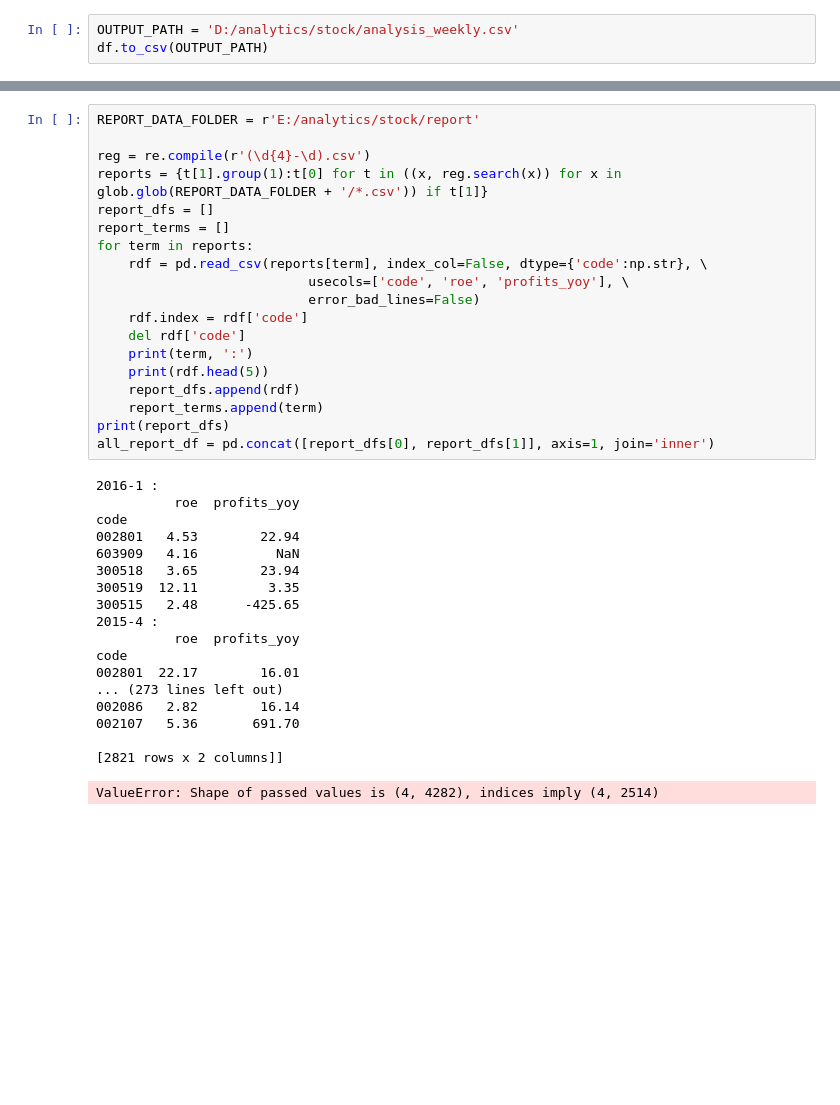
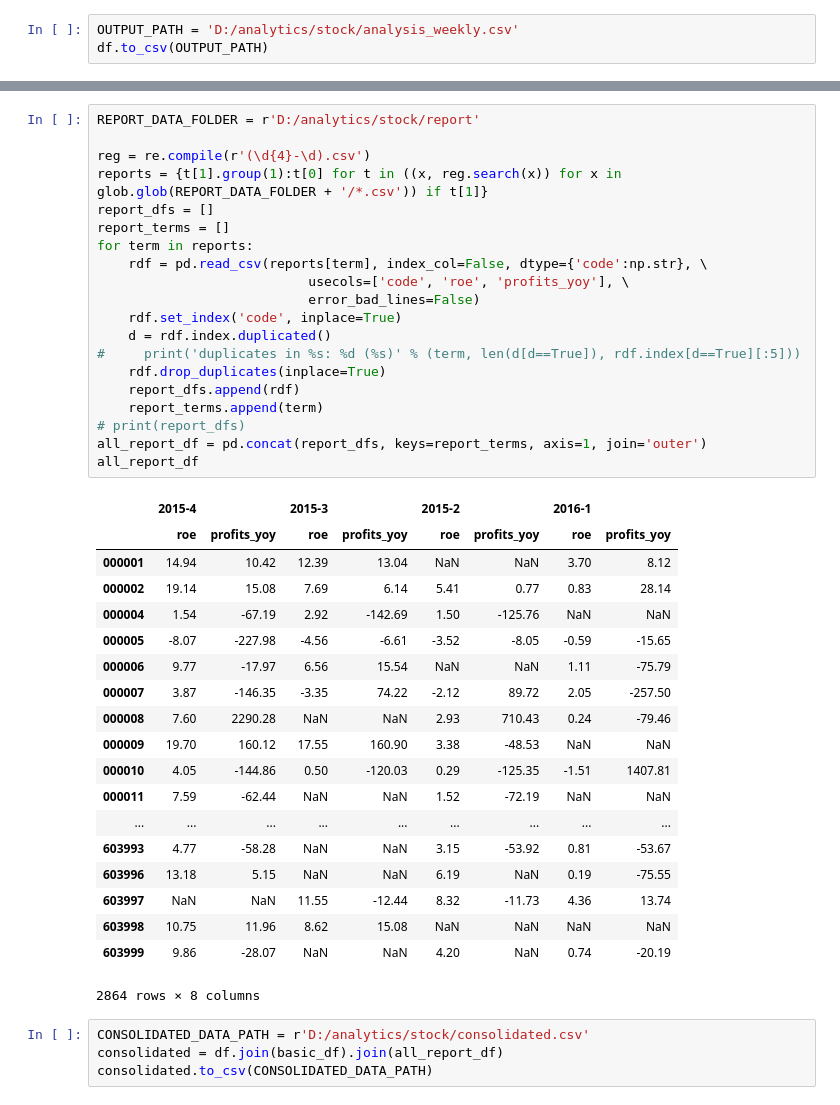
Before and after one commit to unixniu/pyAnalytics, a Jupyter notebook: stock_takeoff.ipynb, the cells around one changed output, grey strips where cells are left out. Saved outputs shown, nothing was run; the diff lists cells and outputs as text; blank space fills up the shorter version.

```diff
--- a/stock_takeoff.ipynb
+++ b/stock_takeoff.ipynb
@@ -236,38 +253,44 @@ basic_df
 # %%
-REPORT_DATA_FOLDER = r'E:/analytics/stock/report'
+REPORT_DATA_FOLDER = r'D:/analytics/stock/report'
 
 reg = re.compile(r'(\d{4}-\d).csv')
 reports = {t[1].group(1):t[0] for t in ((x, reg.search(x)) for x in glob.glob(REPORT_DATA_FOLDER + '/*.csv')) if t[1]}
 report_dfs = []
 report_terms = []
 for term in reports:
     rdf = pd.read_csv(reports[term], index_col=False, dtype={'code':np.str}, \
                            usecols=['code', 'roe', 'profits_yoy'], \
                            error_bad_lines=False)
-    rdf.index = rdf['code']
-    del rdf['code']
-    print(term, ':')
-    print(rdf.head(5))
+    rdf.set_index('code', inplace=True)
+    d = rdf.index.duplicated()
+#     print('duplicates in %s: %d (%s)' % (term, len(d[d==True]), rdf.index[d==True][:5]))
+    rdf.drop_duplicates(inplace=True)
     report_dfs.append(rdf)
     report_terms.append(term)
-print(report_dfs)
-all_report_df = pd.concat([report_dfs[0], report_dfs[1]], axis=1, join='inner')
+# print(report_dfs)
+all_report_df = pd.concat(report_dfs, keys=report_terms, axis=1, join='outer')
+all_report_df
 # %% [output]
+|  | 2015-4 |  | 2015-3 |  | 2015-2 |  | 2016-1 |  |
+|  | roe | profits_yoy | roe | profits_yoy | roe | profits_yoy | roe | profits_yoy |
+| 000001 | 14.94 | 10.42 | 12.39 | 13.04 | NaN | NaN | 3.70 | 8.12 |
+| 000002 | 19.14 | 15.08 | 7.69 | 6.14 | 5.41 | 0.77 | 0.83 | 28.14 |
+| 000004 | 1.54 | -67.19 | 2.92 | -142.69 | 1.50 | -125.76 | NaN | NaN |
+| 000005 | -8.07 | -227.98 | -4.56 | -6.61 | -3.52 | -8.05 | -0.59 | -15.65 |
+| 000006 | 9.77 | -17.97 | 6.56 | 15.54 | NaN | NaN | 1.11 | -75.79 |
+| 000007 | 3.87 | -146.35 | -3.35 | 74.22 | -2.12 | 89.72 | 2.05 | -257.50 |
+| 000008 | 7.60 | 2290.28 | NaN | NaN | 2.93 | 710.43 | 0.24 | -79.46 |
+| 000009 | 19.70 | 160.12 | 17.55 | 160.90 | 3.38 | -48.53 | NaN | NaN |
+| 000010 | 4.05 | -144.86 | 0.50 | -120.03 | 0.29 | -125.35 | -1.51 | 1407.81 |
+| 000011 | 7.59 | -62.44 | NaN | NaN | 1.52 | -72.19 | NaN | NaN |
+| ... | ... | ... | ... | ... | ... | ... | ... | ... |
+| 603993 | 4.77 | -58.28 | NaN | NaN | 3.15 | -53.92 | 0.81 | -53.67 |
+| 603996 | 13.18 | 5.15 | NaN | NaN | 6.19 | NaN | 0.19 | -75.55 |
+| 603997 | NaN | NaN | 11.55 | -12.44 | 8.32 | -11.73 | 4.36 | 13.74 |
+| 603998 | 10.75 | 11.96 | 8.62 | 15.08 | NaN | NaN | NaN | NaN |
+| 603999 | 9.86 | -28.07 | NaN | NaN | 4.20 | NaN | 0.74 | -20.19 |
-2016-1 :
-          roe  profits_yoy
-code
-002801   4.53        22.94
-603909   4.16          NaN
-300518   3.65        23.94
-300519  12.11         3.35
-300515   2.48      -425.65
-2015-4 :
-          roe  profits_yoy
-code
-002801  22.17        16.01
-... (273 lines left out)
-002086   2.82        16.14
-002107   5.36       691.70
-
-[2821 rows x 2 columns]]
+2864 rows × 8 columns
-ValueError: Shape of passed values is (4, 4282), indices imply (4, 2514)
+# %%
+CONSOLIDATED_DATA_PATH = r'D:/analytics/stock/consolidated.csv'
+consolidated = df.join(basic_df).join(all_report_df)
+consolidated.to_csv(CONSOLIDATED_DATA_PATH)
```
Also changed, not shown: parts of 3 cells of this notebook.
